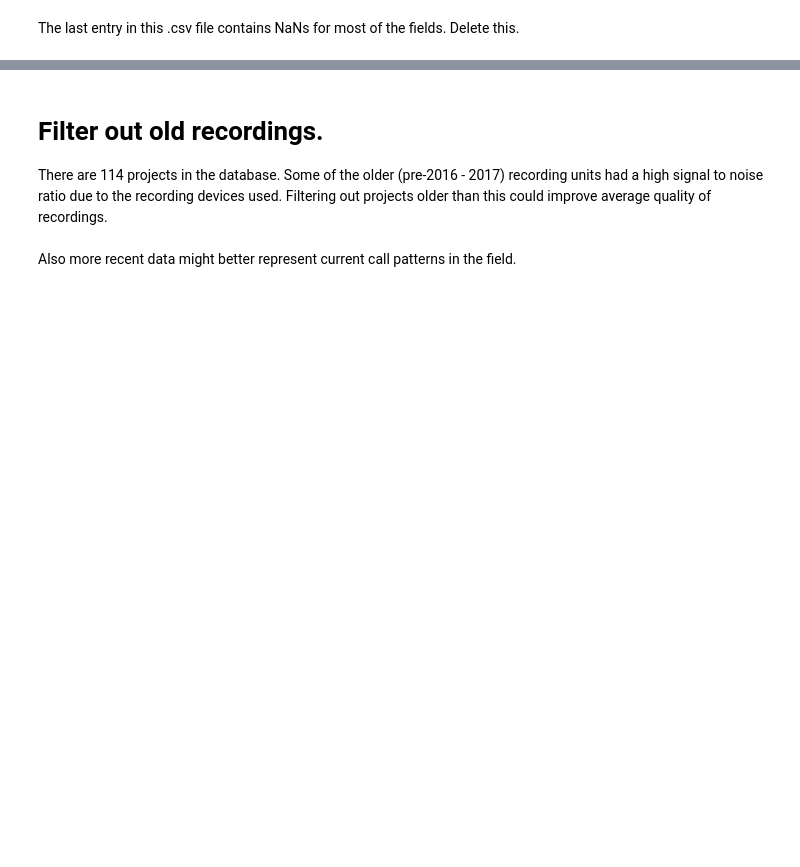
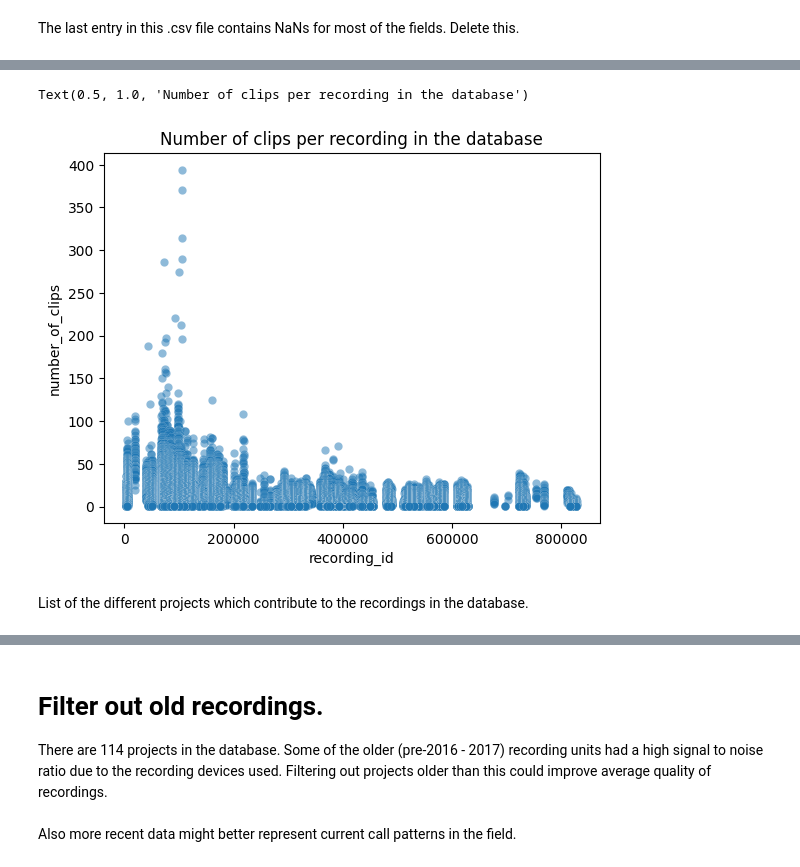
Before and after one commit to Mgallimore88/osfl_cnn_recognizer, a Jupyter notebook: notebooks/exploratory/1.1-mjg-osfl-eda-data-analysis.ipynb, the cells around one changed output, grey strips where cells are left out. Drawn from its saved outputs; the diff is of its cells as text; code cells hidden in the pictures; blank space fills up the shorter version.

Commit message:
cleans metadata and explores method for nocall data

```diff
--- a/notebooks/exploratory/1.1-mjg-osfl-eda-data-analysis.ipynb
+++ b/notebooks/exploratory/1.1-mjg-osfl-eda-data-analysis.ipynb
@@ -110,10 +155,10 @@ type_dict = {
     "right_freq_filter_tag_max_level": float,
     "right_freq_filter_tag_peak_level_dbfs": float,
     "tagged_in_wildtrax": str,
-    "url": object,
-    "tag_spectrogram_url": object,
-    "clip_url": object,
-    "sensorId": int,
+    "url": str,
+    "tag_spectrogram_url": str,
+    "clip_url": str,
+    "sensorId": str,
     "tasks": int,
-    "status": object,
+    "status": str,
 }
@@ -128,0 +176,2 @@ Name: recording_id, dtype: int64
+# %%
+meta.loc[meta['verifier_user_id'].isna(), 'verifier_user_id'] = -1
@@ -129,2 +184,2 @@ Name: recording_id, dtype: int64
 # %%
-meta = pd.read_csv(data_path/'TrainingData_BU&Public_CWS.csv', dtype=type_dict)
+meta = meta.astype(type_dict)
@@ -134,0 +198,2 @@ The recording ids aren't unique, indicating that there are mulitple references t
+# %%
+top_recordings = meta.recording_id.value_counts()
@@ -135,2 +218,13 @@ The recording ids aren't unique, indicating that there are mulitple references t
+# %%
+ax = sns.scatterplot(x=top_recordings.index, y=top_recordings.values)
+plt.setp(ax.collections, alpha=.5, linewidth=.1)
+plt.xlabel('recording_id')
+plt.ylabel('number_of_clips')
+plt.title('Number of clips per recording in the database')
+# %% [output]
+Text(0.5, 1.0, 'Number of clips per recording in the database')
+[figure, added]
+# %% [markdown]
+List of the different projects which contribute to the recordings in the database.
 # %%
 projects = meta.project.unique().tolist()
```
Also changed, not shown: parts of 66 cells of this notebook, 4 other files.
